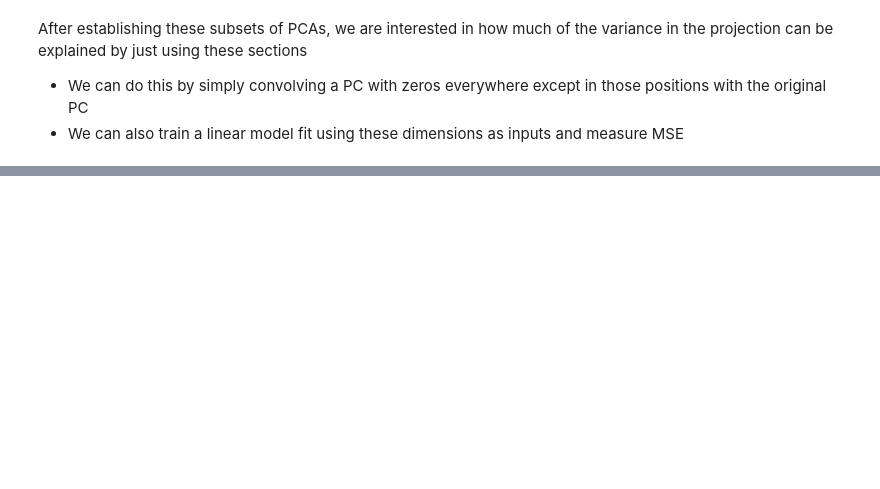
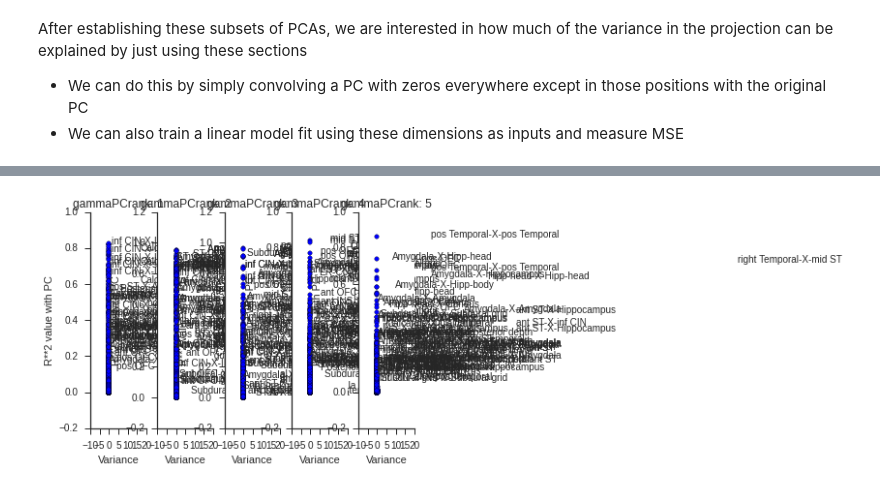
Before and after one commit to fluongo/python-notebooks, a Jupyter notebook: 3_26_15_Vikaas_proj_variance_discussion.ipynb, the cells around one changed output, grey strips where cells are left out. Drawn from its saved outputs; the diff is of its cells as text; code cells hidden in the pictures; blank space fills up the shorter version.

```diff
--- a/3_26_15_Vikaas_proj_variance_discussion.ipynb
+++ b/3_26_15_Vikaas_proj_variance_discussion.ipynb
@@ -167,0 +233,99 @@ plot is for EC63b and for PC number 0 in the theta BAND
+# %%
+%matplotlib inline
+
+def plot_variance_v_R(patientID, PCrank, band):
+    # This function will make a plot of variance as a function of R or Rsquared for each individual patient, band, and PCrank
+    # patientID: Just input the patient ID
+    # PCrank: Which PC to plot
+    # BAND: and what frequency band
+    pc_data, coh_data, refNames = load_data(patientID)
+    pc = pc_data['pc'][band]
+    cohs = coh_data[band]
+
+    R2s, Rs = generate_R_singles(patientID, PCrank, band)
+    # Calculate the variances corresponding to each R2s and Rs
+
+    variances = []; means = []; names = []
+
+    for i in range(cohs.shape[0]):
+        for j in range(i,cohs.shape[0]):
+            cohs[i,j,:] = np.nan_to_num(cohs[i,j,:])
+            variances.append(np.var(cohs[i,j,:]))
+            means.append(np.mean(cohs[i,j,:]))
+            names.append(refNames[i] + '-X-' + refNames[j])
+
+    return np.array(variances), np.array(means), np.array(R2s), np.array(Rs), names
+
+def write_text_on_plot(x, y, names):
+    y_sort = np.sort(y)
+    for xc, yc, text in zip(x,y,names):
+        if yc < y_sort[-3]:
+            continue
+        plt.text(xc, yc, text)
+
+def red_pts(data):
+    # Since the output of the previous function has 5 points for each PC, we will reduce this to one variance and a mean of the 5
+    Varr = np.array(data)
+    Varr = Varr.reshape(5,len(Varr)/5)
+    Varr = np.mean(Varr, axis = 0)
+    return Varr
+
+def generate_R_vals_all_bands(patientID, band):
+
+    V_all = []; M_all = []
+    R2_all = []; R_all = []
+    all_names = []
+    for PCrank in range(5):
+        if PCrank == 0:
+            V_all, M_all, R2_all, R_all, all_names = plot_variance_v_R(patientID, PCrank, band)
+        else:
+            V, M, R2, R, names = plot_variance_v_R(patientID, PCrank, band)
+            V_all = np.vstack((V_all, V))
+            M_all = np.vstack((M_all, M))
+            R_all = np.vstack((R_all, R))
+            R2_all = np.vstack((R2_all, R2))
+            all_names.append(names)
+
+    return V_all, M_all, R_all, R2_all, names
+
+R2_total_Z = []
+R2_total = []
+V_total = []
+M_total = []
+
+for patientID in ['EC63b', 'EC71', 'EC72', 'EC77', 'EC79', 'EC80']:
+    for band in ['delta', 'theta', 'alpha', 'beta', 'gamma']:
+        V_all, M_all, R_all, R2_all, names = generate_R_vals_all_bands(patientID, band)
+        #plt.figure(figsize = [20, 4]);
+        for kk in range(5):
+            plt.subplot(1,5,kk+1)
+            plt.scatter(np.mean(V_all, axis = 0), R2_all[kk,:]);
+            plt.xlabel('Variance'); plt.ylabel('R**2 value with PC'); plt.title(band + 'PCrank: ' +str(kk+1))
+            plt.xlim([-10, 20])
+            write_text_on_plot(list(V), list(R2_all[kk,:]), names)
+            sns.despine();
+
+        V_total.append(V_all.ravel())
+        M_total.append(M_all.ravel())
+        R2_total.extend(R2_all)
+        R2_all_a = np.array(R2_all)
+        Zs = (R2_all_a - np.median(R2_all_a))/np.std(R2_all_a)
+        R2_total_Z.extend(Zs.ravel())
+
+
+'''
+    # R1 plot
+    plt.figure(figsize = [14, 4]); plt.subplot(1,2,1)
+    plt.scatter(np.mean(V_all, axis = 0), np.mean(R_all, axis = 0));
+    plt.xlabel('Coefficient of Variantion (std/mean)'); plt.ylabel('R Value with PC'); plt.title(band)
+    sns.despine();
+
+    # R2 plot
+    plt.subplot(1,2,2)
+    plt.scatter(np.mean(V_all, axis = 0), np.mean(R2_all, axis = 0));
+    plt.xlabel('Coefficient of Variantion (std/mean)'); plt.ylabel('R**2 value with PC'); plt.title(band)
+    plt.xlim([-10, 20])
+    write_text_on_plot(list(V), list(np.mean(R2_all, axis = 0)), names)
+    sns.despine();
+'''
+# %% [output]
@@ -167,0 +350 @@ plot is for EC63b and for PC number 0 in the theta BAND
+[figure, added]
```
Also changed, not shown: parts of 27 cells of this notebook, 4 other files.
